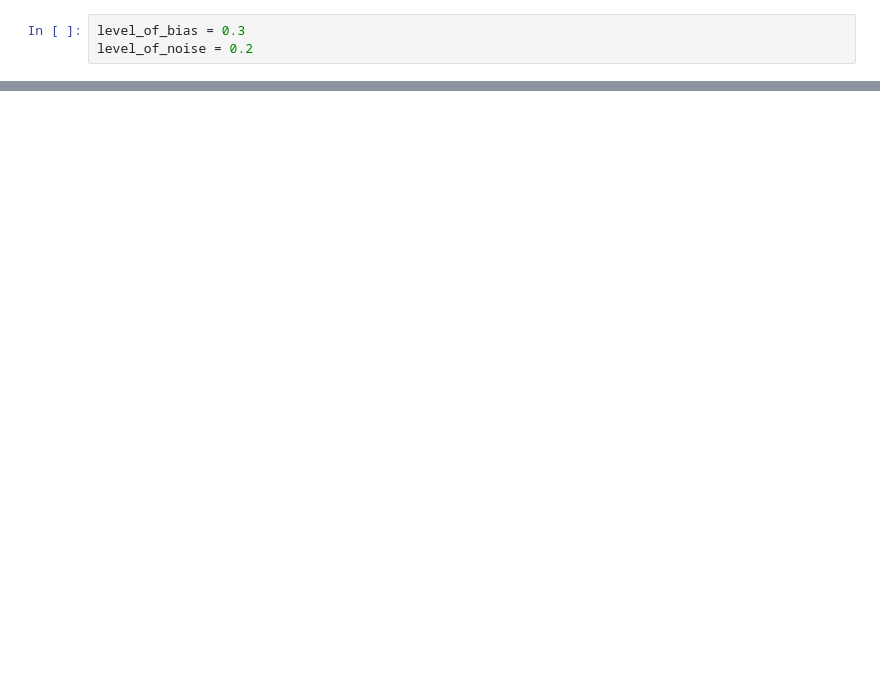
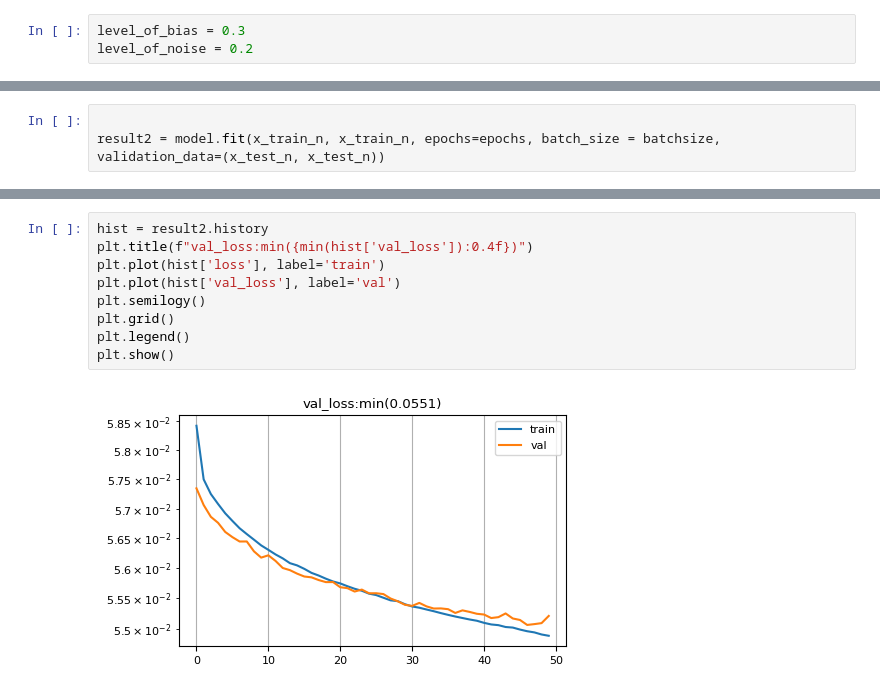
Before and after one commit to acts701/Audio, a Jupyter notebook: 241028_AE.ipynb, the cells around one changed output, grey strips where cells are left out. Drawn from its saved outputs; the diff is of its cells as text; blank space fills up the shorter version.

```diff
--- a/241028_AE.ipynb
+++ b/241028_AE.ipynb
@@ -292,0 +348,3 @@ plt.show()
+# %%
+
+result2 = model.fit(x_train_n, x_train_n, epochs=epochs, batch_size = batchsize, validation_data=(x_test_n, x_test_n))
@@ -292,0 +369,11 @@ plt.show()
+# %%
+hist = result2.history
+plt.title(f"val_loss:min({min(hist['val_loss']):0.4f})")
+plt.plot(hist['loss'], label='train')
+plt.plot(hist['val_loss'], label='val')
+plt.semilogy()
+plt.grid()
+plt.legend()
+plt.show()
+# %% [output]
+[figure, added]
```
Also changed, not shown: parts of 24 cells of this notebook.
